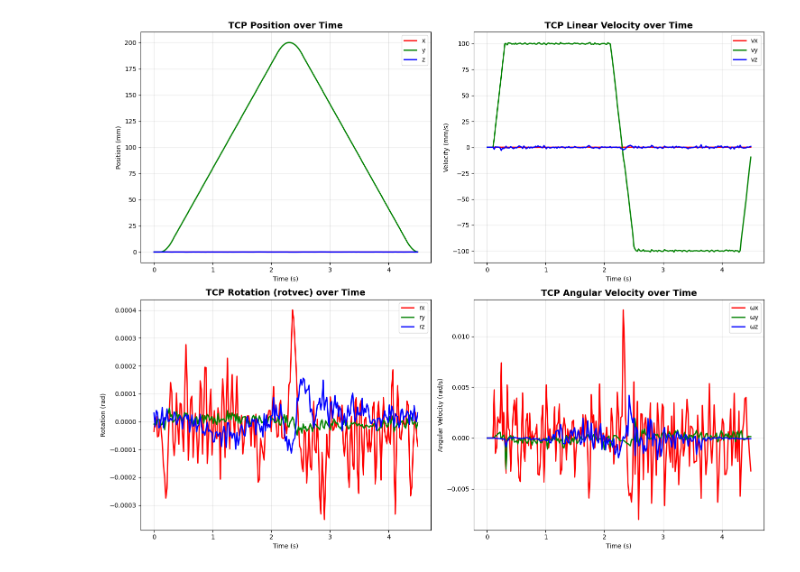
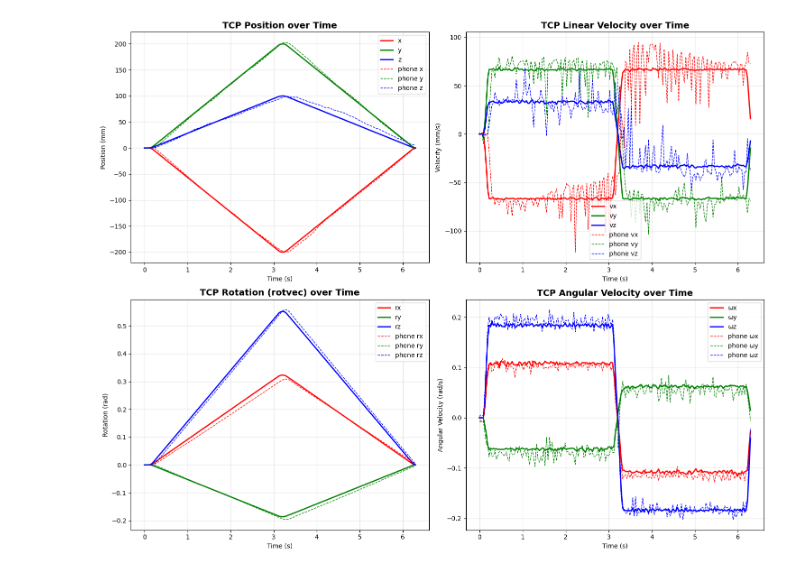
Before and after one commit to han-xudong/ur_robot_viewer, a Jupyter notebook: test_phone.ipynb, the cells around one changed output. Saved outputs shown, nothing was run; the diff lists cells and outputs as text; code cells hidden in the pictures.

```diff
--- a/test_phone.ipynb
+++ b/test_phone.ipynb
@@ -42,17 +139,30 @@ def get_delta_pose(initial_pose: np.ndarray, current_pose: np.ndarray) -> np.nda
 # %%
 # Set target position (offset relative to initial position)
-delta_pos = np.array([0.0, 0.2, 0.0])
-delta_rot = R.from_euler('xyz', [0, 0, 0], degrees=True)
+delta_pos = np.array([-0.2, 0.2, 0.1])
+delta_rot = R.from_euler('xyz', [15, -15, 30], degrees=True)
 
-target_pose = get_target_pose(initial_pose, initial_rot, delta_pos, delta_rot)
-speed = 0.2
-acceleration = 2.0
+initial_pose = np.array(rtde_r.getActualTCPPose())
+_, _, _, _, _, _, phone_init_pose, _, _ = phone_subscriber.subscribeMessage()
+phone_init_pose = convert_pose(phone_init_pose, phone_pose_conv_mat)
+phone_init_rvec = R.from_quat(phone_init_pose[3:7]).as_rotvec()
+phone_init_pose = [phone_init_pose[0], phone_init_pose[1], phone_init_pose[2], phone_init_rvec[0], phone_init_rvec[1], phone_init_rvec[2]]
+
+target_pose = get_target_pose(initial_pose, delta_pos, delta_rot)
+speed = 0.1
+acceleration = 1.0
 # %%
-
 # Data storage
 pose_list = []
 speed_list = []
 time_list = []
+phone_pose_list = []
+phone_speed_list = []
+
+initial_pose = np.array(rtde_r.getActualTCPPose())
+_, _, _, _, _, _, phone_init_pose, _, _ = phone_subscriber.subscribeMessage()
+phone_init_pose = convert_pose(phone_init_pose, phone_pose_conv_mat)
+phone_init_rvec = R.from_quat(phone_init_pose[3:7]).as_rotvec()
+phone_init_pose = [phone_init_pose[0], phone_init_pose[1], phone_init_pose[2], phone_init_rvec[0], phone_init_rvec[1], phone_init_rvec[2]]
 
 # Control flag
 data_collection_active = threading.Event()
@@ -71,10 +181,20 @@ def data_collection_thread():
             current_speed = rtde_r.getActualTCPSpeed()
             current_time = time.time() - start_time
 
+            _, _, _, _, _, _, phone_pose, phone_vel, phone_rr = phone_subscriber.subscribeMessage()
+            phone_pose = convert_pose(phone_pose, phone_pose_conv_mat)
+            phone_rvec = R.from_quat(phone_pose[3:7]).as_rotvec()
+            phone_pose = [phone_pose[0], phone_pose[1], phone_pose[2], phone_rvec[0], phone_rvec[1], phone_rvec[2]]
+            phone_vel = convert_speed(phone_vel, phone_speed_conv_mat)
+            phone_rr = convert_rr(phone_rr, phone_rotation_rate_conv_mat)
+            phone_speed = [phone_vel[0], phone_vel[1], phone_vel[2], phone_rr[0], phone_rr[1], phone_rr[2]]
+
             # Store data
             pose_list.append(get_delta_pose(initial_pose, np.array(current_pose)).tolist())
             speed_list.append(current_speed)
             time_list.append(current_time)
+            phone_pose_list.append(get_delta_pose(phone_init_pose, np.array(phone_pose)).tolist())
+            phone_speed_list.append(phone_speed)
 
             # Print status periodically
             if len(pose_list) % 200 == 0:
@@ -120,6 +240,8 @@ def robot_control_thread():
 pose_list.clear()
 speed_list.clear()
 time_list.clear()
+phone_pose_list.clear()
+phone_speed_list.clear()
 
 # Create and start threads
 print("Starting dual-thread control...")
@@ -154,8 +276,15 @@ if len(pose_list) > 0:
     # Display detailed statistics
     print(f"\n=== Motion Data Analysis ===")
     print(f"Total data points: {len(pose_list)}")
-    print(f"Collection time: {time_array[-1]:.2f} seconds")
-    print(f"Average sampling rate: {len(pose_list)/time_array[-1]:.1f} Hz")
+    print(f"Collection time: {time_list[-1]:.2f} seconds")
+    print(f"Average sampling rate: {len(pose_list)/time_list[-1]:.1f} Hz")
+
+    # Convert to numpy arrays
+    pose_array = np.array(pose_list)
+    speed_array = np.array(speed_list)
+    time_array = np.array(time_list)
+    phone_pose_array = np.array(phone_pose_list)
+    phone_speed_array = np.array(phone_speed_list)
 
     print(f"\nPosition change range (mm):")
     print(f"  X-axis: {pose_array[:, 0].min()*1000:.1f} → {pose_array[:, 0].max()*1000:.1f} (change: {(pose_array[:, 0].max()-pose_array[:, 0].min())*1000:.1f})")
@@ -170,15 +299,13 @@ if len(pose_list) > 0:
     print(f"  Maximum angular velocity: {angular_speeds.max():.3f} rad/s")
     print(f"  Average angular velocity: {angular_speeds.mean():.3f} rad/s")
 
-    # Convert to numpy arrays
-    pose_array = np.array(pose_list)
-    speed_array = np.array(speed_list)
-    time_array = np.array(time_list)
-
     # Plot TCP position over time (convert to mm)
     ax1.plot(time_array, pose_array[:, 0] * 1000, 'r-', label='x', linewidth=2)
     ax1.plot(time_array, pose_array[:, 1] * 1000, 'g-', label='y', linewidth=2)
     ax1.plot(time_array, pose_array[:, 2] * 1000, 'b-', label='z', linewidth=2)
+    ax1.plot(time_array, phone_pose_array[:, 0] * 1000, 'r--', label='phone x', linewidth=1)
+    ax1.plot(time_array, phone_pose_array[:, 1] * 1000, 'g--', label='phone y', linewidth=1)
+    ax1.plot(time_array, phone_pose_array[:, 2] * 1000, 'b--', label='phone z', linewidth=1)
     ax1.set_title("TCP Position over Time", fontsize=14, fontweight='bold')
     ax1.set_xlabel("Time (s)")
     ax1.set_ylabel("Position (mm)")
@@ -189,6 +316,9 @@ if len(pose_list) > 0:
     ax2.plot(time_array, speed_array[:, 0] * 1000, 'r-', label='vx', linewidth=2)
     ax2.plot(time_array, speed_array[:, 1] * 1000, 'g-', label='vy', linewidth=2)
     ax2.plot(time_array, speed_array[:, 2] * 1000, 'b-', label='vz', linewidth=2)
+    ax2.plot(time_array, phone_speed_array[:, 0] * 1000, 'r--', label='phone vx', linewidth=1)
+    ax2.plot(time_array, phone_speed_array[:, 1] * 1000, 'g--', label='phone vy', linewidth=1)
+    ax2.plot(time_array, phone_speed_array[:, 2] * 1000, 'b--', label='phone vz', linewidth=1)
     ax2.set_title("TCP Linear Velocity over Time", fontsize=14, fontweight='bold')
     ax2.set_xlabel("Time (s)")
     ax2.set_ylabel("Velocity (mm/s)")
@@ -199,6 +329,9 @@ if len(pose_list) > 0:
     ax3.plot(time_array, pose_array[:, 3], 'r-', label='rx', linewidth=2)
     ax3.plot(time_array, pose_array[:, 4], 'g-', label='ry', linewidth=2)
     ax3.plot(time_array, pose_array[:, 5], 'b-', label='rz', linewidth=2)
+    ax3.plot(time_array, phone_pose_array[:, 3], 'r--', label='phone rx', linewidth=1)
+    ax3.plot(time_array, phone_pose_array[:, 4], 'g--', label='phone ry', linewidth=1)
+    ax3.plot(time_array, phone_pose_array[:, 5], 'b--', label='phone rz', linewidth=1)
     ax3.set_title("TCP Rotation (rotvec) over Time", fontsize=14, fontweight='bold')
     ax3.set_xlabel("Time (s)")
     ax3.set_ylabel("Rotation (rad)")
@@ -209,6 +342,9 @@ if len(pose_list) > 0:
     ax4.plot(time_array, speed_array[:, 3], 'r-', label='ωx', linewidth=2)
     ax4.plot(time_array, speed_array[:, 4], 'g-', label='ωy', linewidth=2)
     ax4.plot(time_array, speed_array[:, 5], 'b-', label='ωz', linewidth=2)
+    ax4.plot(time_array, phone_speed_array[:, 3], 'r--', label='phone ωx', linewidth=1)
+    ax4.plot(time_array, phone_speed_array[:, 4], 'g--', label='phone ωy', linewidth=1)
+    ax4.plot(time_array, phone_speed_array[:, 5], 'b--', label='phone ωz', linewidth=1)
     ax4.set_title("TCP Angular Velocity over Time", fontsize=14, fontweight='bold')
     ax4.set_xlabel("Time (s)")
     ax4.set_ylabel("Angular Velocity (rad/s)")
@@ -227,13 +363,17 @@ if len(pose_list) > 0:
     # Plot trajectory line
     ax_3d.plot(pose_array[:, 0] * 1000, pose_array[:, 1] * 1000, pose_array[:, 2] * 1000,
                'b-', linewidth=2, alpha=0.7, label='TCP Trajectory')
-
+    ax_3d.plot(phone_pose_array[:, 0] * 1000, phone_pose_array[:, 1] * 1000, phone_pose_array[:, 2] * 1000,
+               'r--', linewidth=1, alpha=0.5, label='Phone Trajectory')
     # Mark start and end points
     ax_3d.scatter(pose_array[0, 0] * 1000, pose_array[0, 1] * 1000, pose_array[0, 2] * 1000,
                   c='green', s=100, marker='o', label='Start Point')
     ax_3d.scatter(pose_array[-1, 0] * 1000, pose_array[-1, 1] * 1000, pose_array[-1, 2] * 1000,
                   c='red', s=100, marker='s', label='End Point')
-
+    ax_3d.scatter(phone_pose_array[0, 0] * 1000, phone_pose_array[0, 1] * 1000, phone_pose_array[0, 2] * 1000,
+                  c='orange', s=100, marker='o', label='Phone Start Point')
+    ax_3d.scatter(phone_pose_array[-1, 0] * 1000, phone_pose_array[-1, 1] * 1000, phone_pose_array[-1, 2] * 1000,
+                  c='red', s=100, marker='s', label='Phone End Point')
     ax_3d.set_xlabel('X (mm)')
     ax_3d.set_ylabel('Y (mm)')
     ax_3d.set_zlabel('Z (mm)')
@@ -258,6 +398,12 @@ if len(pose_list) > 0:
     np.savetxt(f"{data_dir}/time.txt", time_array,
                header="time(s)",
                fmt="%.6f")
+    np.savetxt(f"{data_dir}/phone_pose.txt", phone_pose_array,
+               header="x(m) y(m) z(m) rx(rad) ry(rad) rz(rad)",
+               fmt="%.6f", delimiter='\t')
+    np.savetxt(f"{data_dir}/phone_speed.txt", phone_speed_array,
+               header="vx(m/s) vy(m/s) vz(m/s) wx(rad/s) wy(rad/s) wz(rad/s)",
+               fmt="%.6f", delimiter='\t')
 
     # Save motion parameters
     with open(f"{data_dir}/motion_params.txt", 'w') as f:
@@ -275,6 +421,8 @@ if len(pose_list) > 0:
     print(f"   📄 tcp_pose.txt - TCP pose data")
     print(f"   📄 tcp_speed.txt - TCP speed data")
     print(f"   📄 time.txt - timestamp data")
+    print(f"   📄 phone_pose.txt - Phone pose data")
+    print(f"   📄 phone_speed.txt - Phone speed data")
     print(f"   📄 motion_params.txt - motion parameters")
 
 else:
@@ -300 +448 @@ Robot control thread ended
-[figure, old version]
+[figure, new version]
```
Also changed, not shown: parts of 10 cells of this notebook, 4 other files.
